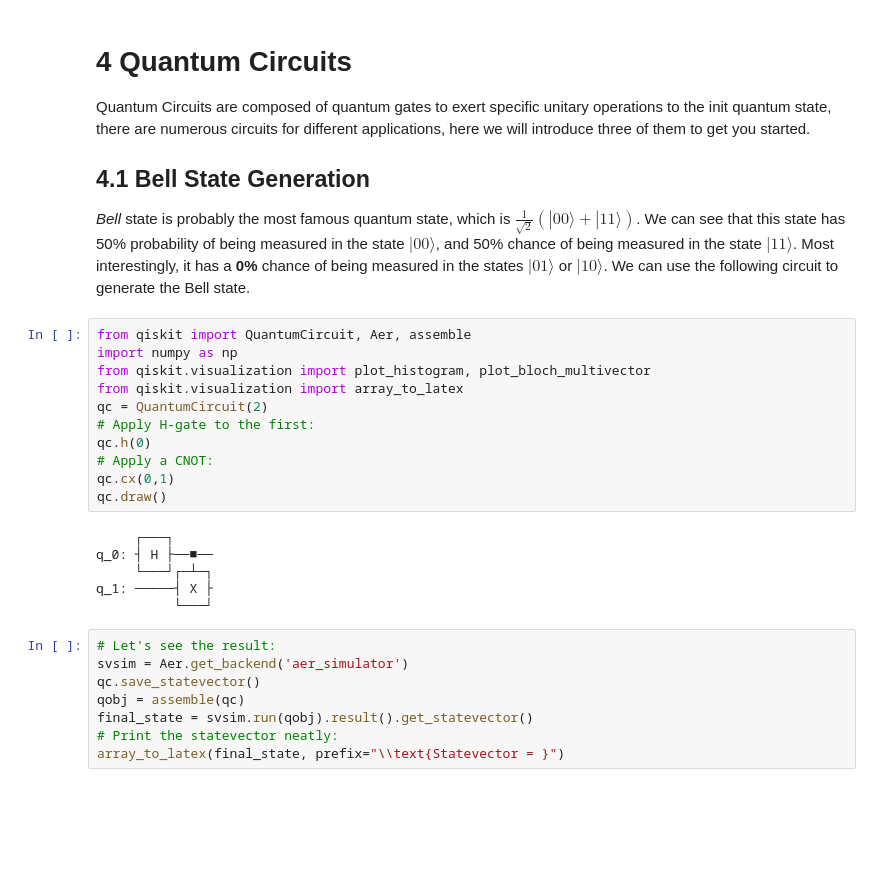
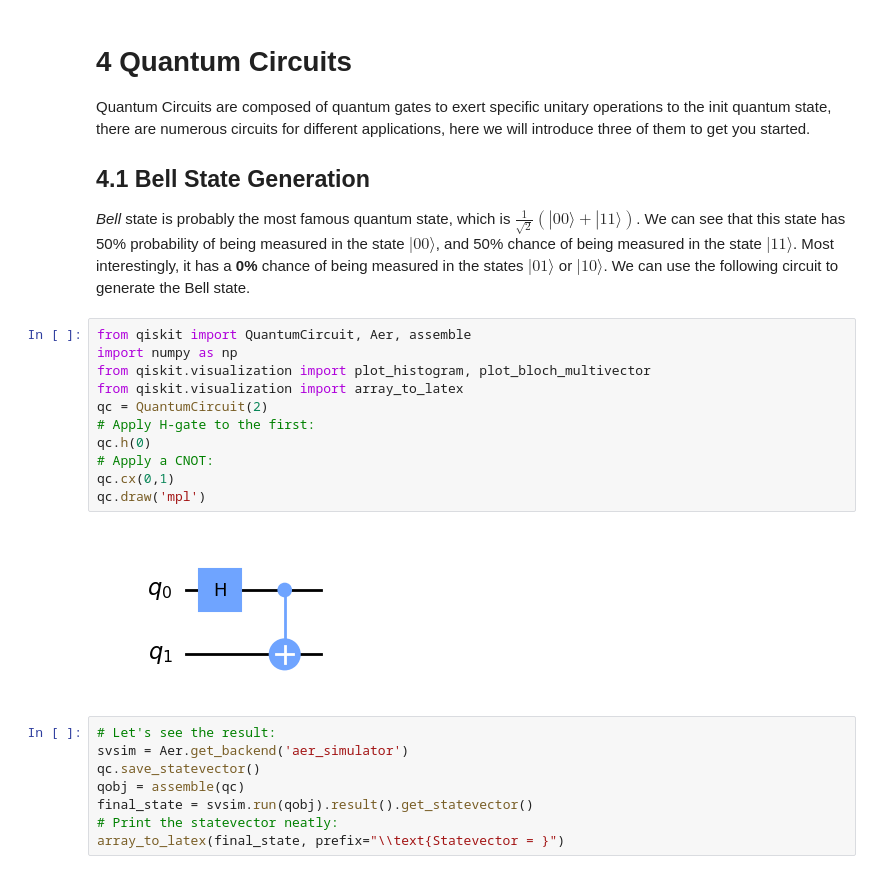
Before and after one commit to AlaricCheng/klass-workshop-hands-on, a Jupyter notebook: basics.ipynb, the cells around one changed output. Drawn from its saved outputs; the diff is of its cells as text; blank space fills up the shorter version.

```diff
--- a/basics.ipynb
+++ b/basics.ipynb
@@ -330,20 +330,16 @@ _Bell_ state is probably the most famous quantum state, which is $\frac{1}{\sqrt
 # %%
 from qiskit import QuantumCircuit, Aer, assemble
 import numpy as np
 from qiskit.visualization import plot_histogram, plot_bloch_multivector
 from qiskit.visualization import array_to_latex
 qc = QuantumCircuit(2)
 # Apply H-gate to the first:
 qc.h(0)
 # Apply a CNOT:
 qc.cx(0,1)
-qc.draw()
+qc.draw('mpl')
 # %% [output]
-     ┌───┐
-q_0: ┤ H ├──■──
-     └───┘┌─┴─┐
-q_1: ─────┤ X ├
-          └───┘
+[figure, added]
 # %%
 # Let's see the result:
 svsim = Aer.get_backend('aer_simulator')
```
Also changed, not shown: parts of 10 cells of this notebook.
